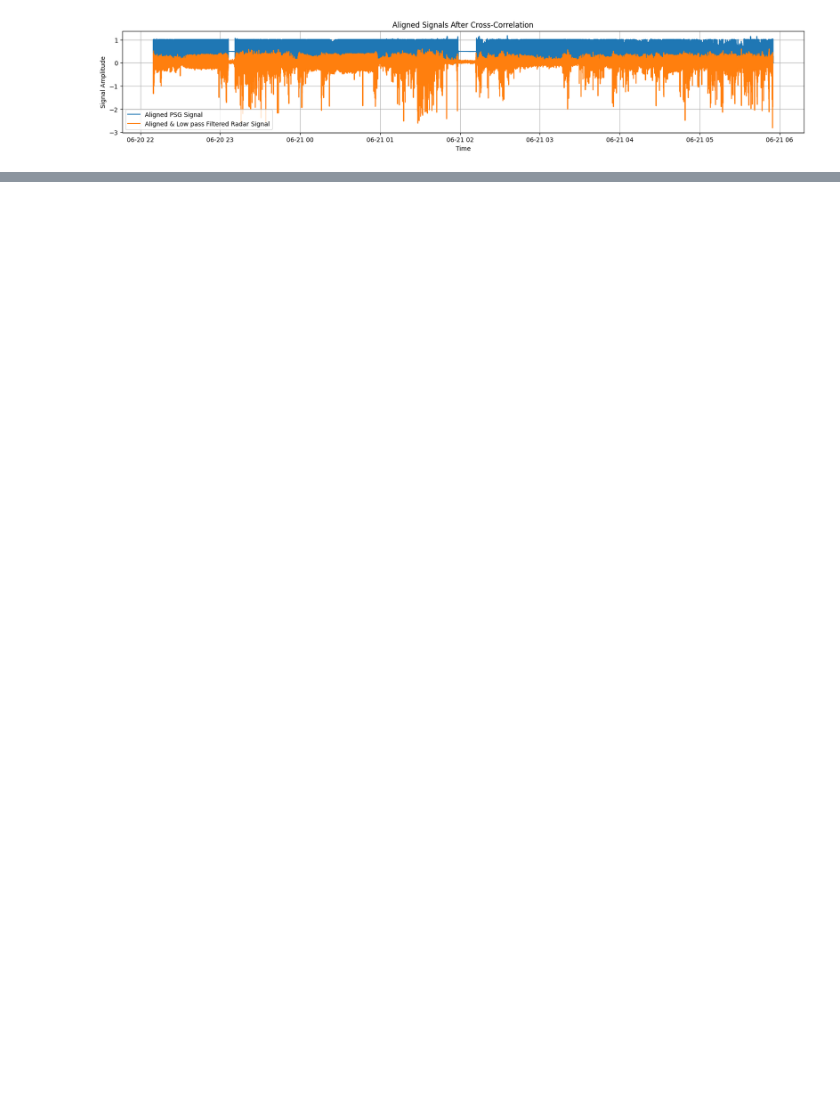
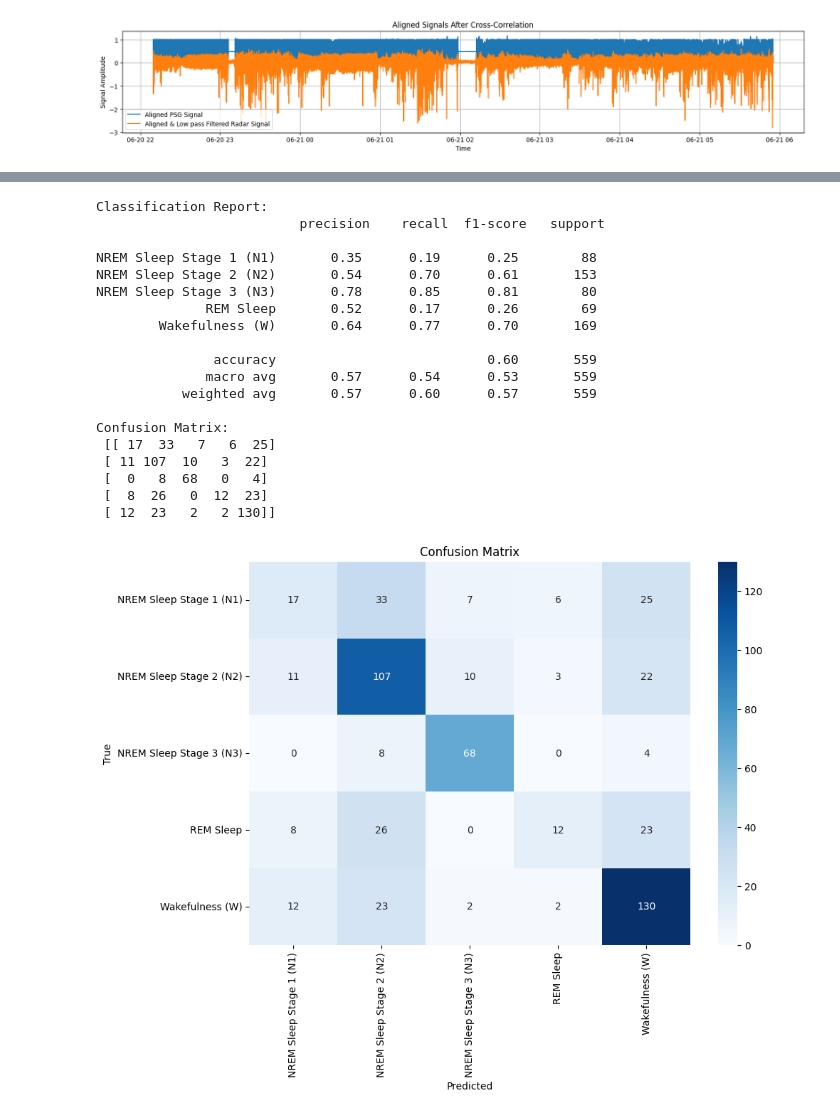
Before and after one commit to w-zzzz/SleepLab, a Jupyter notebook: event_loader_sleep.ipynb, the cells around one changed output, grey strips where cells are left out. Drawn from its saved outputs; the diff is of its cells as text; code cells hidden in the pictures; blank space fills up the shorter version.

```diff
--- a/event_loader_sleep.ipynb
+++ b/event_loader_sleep.ipynb
@@ -1908,0 +2223,71 @@ merged_aligned_df
+# %%
+# Define columns for continuous data
+continuous_columns = ['processed_signal', 'Thor']
+
+# Apply the function to your DataFrame with 'stage' label
+X_stage, y_stage = segment_and_label_as_nd_cubes(merged_df, input_signals = continuous_columns, label_type='stage')
+# %%
+# Continue with the training and testing process using Random Forest
+# Encode target variable
+label_encoder = LabelEncoder()
+y_stage_encoded = label_encoder.fit_transform(y_stage)
+
+# Flatten X_stage for input into RandomForest (reshaping for (samples, features))
+n_samples, n_timesteps, n_features = X_stage.shape
+X_stage_flattened = X_stage.reshape(n_samples, n_timesteps * n_features)
+
+# Split the data into training and testing sets (80-20 split)
+X_train, X_test, y_train, y_test = train_test_split(X_stage_flattened, y_stage_encoded, test_size=0.2, random_state=42, stratify=y_stage_encoded)
+
+# Standardize the features
+scaler = StandardScaler()
+X_train = scaler.fit_transform(X_train)
+X_test = scaler.transform(X_test)
+
+# Initialize the Random Forest classifier
+rf_model = RandomForestClassifier(n_estimators=100, random_state=42)
+
+# Train the model on the training data
+rf_model.fit(X_train, y_train)
+
+# Predict on the test set
+y_pred = rf_model.predict(X_test)
+
+# Get the unique classes in y_test to match with target_names
+unique_classes_in_test = np.unique(y_test)
+
+# Create a mapping from label indices to label names for the test data only
+test_class_names = label_encoder.inverse_transform(unique_classes_in_test)
+
+# Generate classification report with dynamically matched target names
+print("Classification Report:\n", classification_report(y_test, y_pred, target_names=test_class_names))
+print("Confusion Matrix:\n", confusion_matrix(y_test, y_pred))
+
+# Visualize the confusion matrix with the correct labels
+plt.figure(figsize=(10, 7))
+sns.heatmap(confusion_matrix(y_test, y_pred), annot=True, fmt='d', cmap='Blues', xticklabels=test_class_names, yticklabels=test_class_names)
+plt.xlabel('Predicted')
+plt.ylabel('True')
+plt.title('Confusion Matrix')
+plt.show()
+# %% [output]
+Classification Report:
+                          precision    recall  f1-score   support
+
+NREM Sleep Stage 1 (N1)       0.35      0.19      0.25        88
+NREM Sleep Stage 2 (N2)       0.54      0.70      0.61       153
+NREM Sleep Stage 3 (N3)       0.78      0.85      0.81        80
+              REM Sleep       0.52      0.17      0.26        69
+        Wakefulness (W)       0.64      0.77      0.70       169
+
+               accuracy                           0.60       559
+              macro avg       0.57      0.54      0.53       559
+           weighted avg       0.57      0.60      0.57       559
+
+Confusion Matrix:
+ [[ 17  33   7   6  25]
+ [ 11 107  10   3  22]
+ [  0   8  68   0   4]
+ [  8  26   0  12  23]
+ [ 12  23   2   2 130]]
+[figure, added]
```
Also changed, not shown: parts of 17 cells of this notebook.
